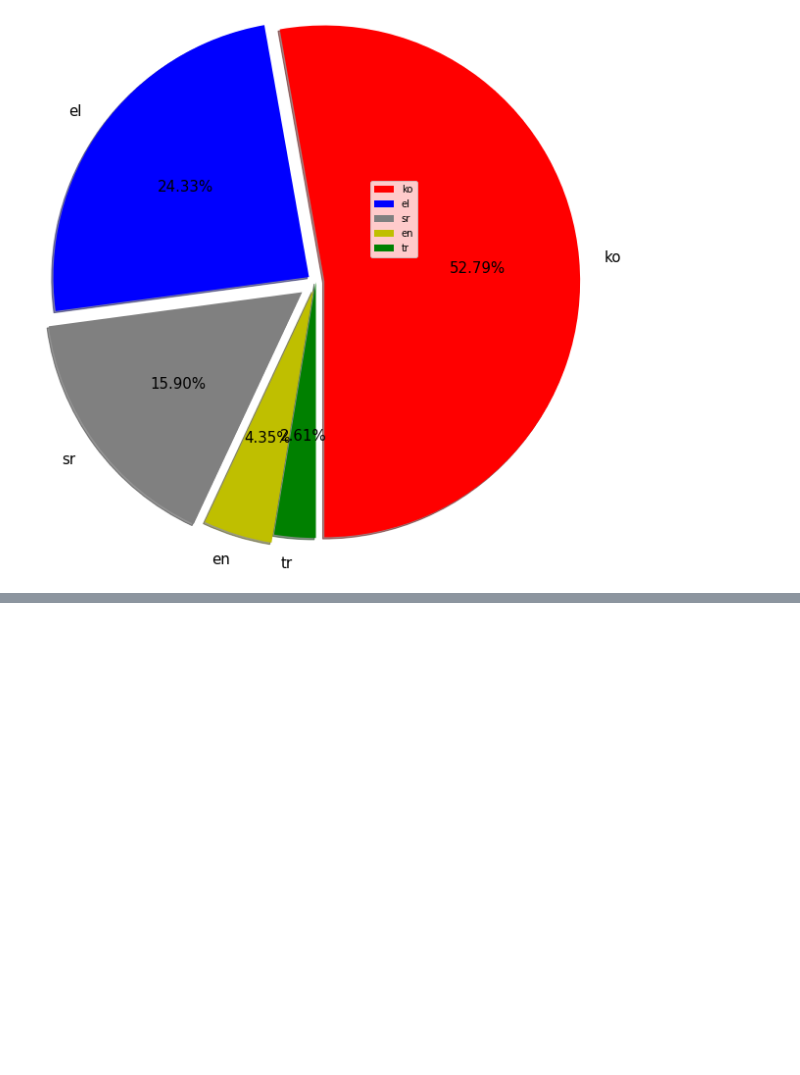
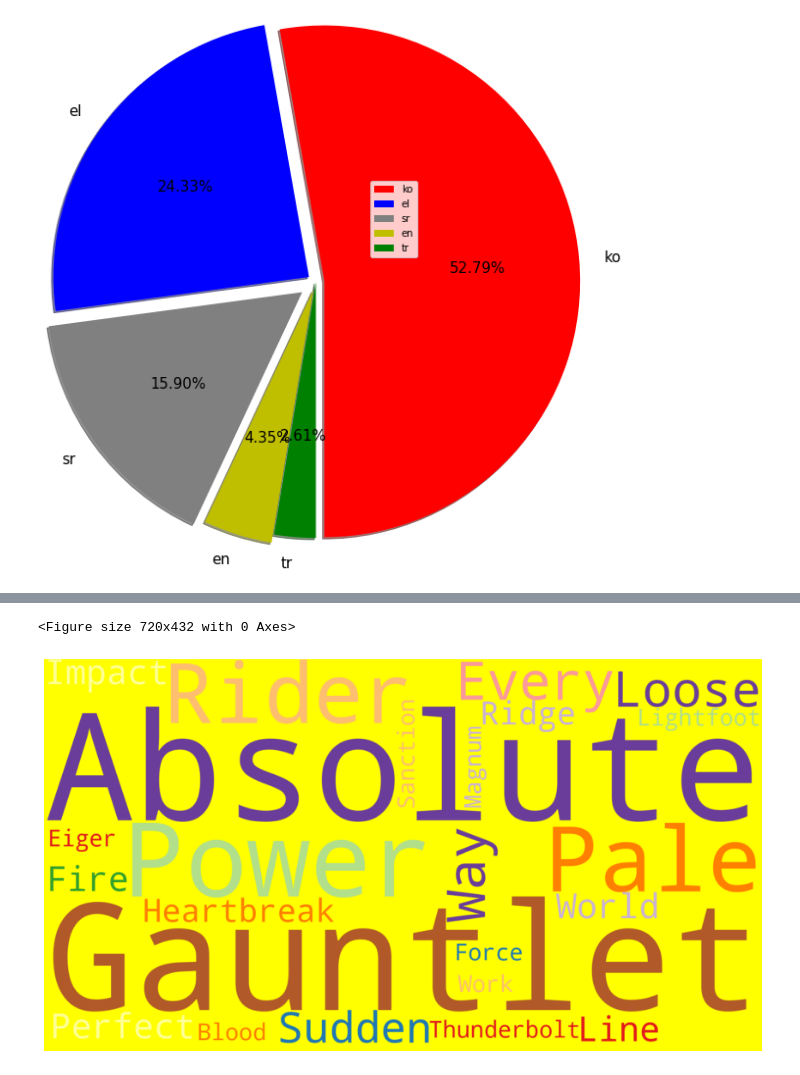
Before and after one commit to ajinkyajumde/imdbdata, a Jupyter notebook: Copy_of_M1W3_Guided_Project_EDA_on_IMDB_Dataset.ipynb, the cells around one changed output, grey strips where cells are left out. Cells and saved outputs as stored; diff of their text form; code cells hidden in the pictures; blank space fills up the shorter version.

```diff
--- a/Copy_of_M1W3_Guided_Project_EDA_on_IMDB_Dataset.ipynb
+++ b/Copy_of_M1W3_Guided_Project_EDA_on_IMDB_Dataset.ipynb
@@ -442,0 +489,29 @@ top3=imdb_new.sort_values(by='roi',ascending=False).head(3)
+# %%
+name=[]
+profit=[]
+gen=[]
+for index,row in imdb_new.iterrows():
+  try:
+
+    for emp in row['cast']:
+
+      if emp['name']=='Clint Eastwood':
+        name.append(row['original_title'])
+        profit.append(row['profit'])
+        gen.append(row['genres'])
+      else:
+        pass
+  except:
+    pass
+# %%
+words = " ".join(str(each) for each in name)
+wordcloud = WordCloud(width=1980, height=1080, colormap="Paired_r",max_words=100, background_color="yellow").generate(words)
+plt.figure(figsize=(10,6))
+plt.figure(figsize=(15,10))
+# Display the generated image:
+plt.imshow(wordcloud, interpolation='bilinear')
+plt.axis("off")
+plt.show()
+# %% [output]
+<Figure size 720x432 with 0 Axes>
+[figure, added]
```
Also changed, not shown: parts of 22 cells of this notebook.
